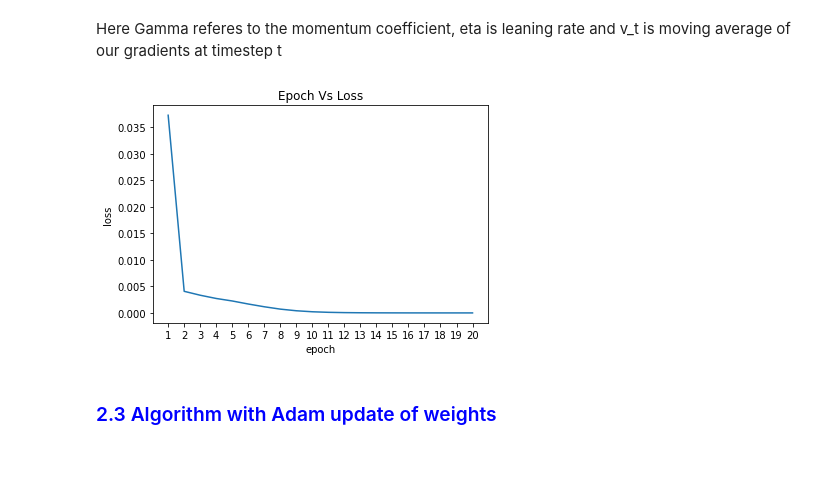
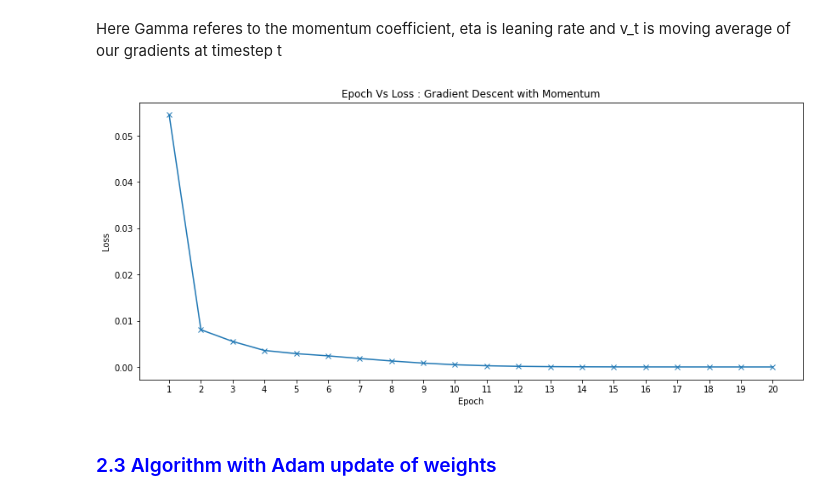
Before and after one commit to jishnukoliyadan/AAIC_Course_Works, a Jupyter notebook: 19_Backpropagation_GradientChecking/19_Backpropagation_GradientChecking.ipynb, the cells around one changed output. Cells and saved outputs as stored; diff of their text form; code cells hidden in the pictures; blank space fills up the shorter version.

```diff
--- a/19_Backpropagation_GradientChecking/19_Backpropagation_GradientChecking.ipynb
+++ b/19_Backpropagation_GradientChecking/19_Backpropagation_GradientChecking.ipynb
@@ -430,56 +435,46 @@ x += v # integrate position
 learning_rate & mu from here : https://cs231n.github.io/neural-networks-3/
 '''
 
 weight = np.random.normal(scale = 0.01, size = 9)
 
 learning_rate = 0.1
 
 mu = 0.9
 
 mean_momentum_loss = []
 
-v_1 = v_2 = v_3 = v_4 = v_5 = v_6 = v_7 = v_8 = v_9 = 0
+v_s = np.zeros(9)
 
 epochs = range(1, 21)
 
 for epoch in epochs:
 
     momentum_loss = []
     for i in range(len(X)):
 
         forward_dict_ = forward_propagation(X[i], y[i], weight)
         backward_dict_ = backward_propagation(X[i], y[i], weight, forward_dict_)
 
-        v_1 = (mu * v_1) + (learning_rate * backward_dict_['dw1'])
-        v_2 = (mu * v_2) + (learning_rate * backward_dict_['dw2'])
-        v_3 = (mu * v_3) + (learning_rate * backward_dict_['dw3'])
-        v_4 = (mu * v_4) + (learning_rate * backward_dict_['dw4'])
-        v_5 = (mu * v_5) + (learning_rate * backward_dict_['dw5'])
-        v_6 = (mu * v_6) + (learning_rate * backward_dict_['dw6'])
-        v_7 = (mu * v_7) + (learning_rate * backward_dict_['dw7'])
-        v_8 = (mu * v_8) + (learning_rate * backward_dict_['dw8'])
-        v_9 = (mu * v_9) + (learning_rate * backward_dict_['dw9'])
+        for j in range(9):
 
-        weight[0] = weight[0] - v_1
-        weight[1] = weight[1] - v_2
-        weight[2] = weight[2] - v_3
-        weight[3] = weight[3] - v_4
-        weight[4] = weight[4] - v_5
-        weight[5] = weight[5] - v_6
-        weight[6] = weight[6] - v_7
-        weight[7] = weight[7] - v_8
-        weight[8] = weight[8] - v_9
+            dws = f'dw{j+1}'
+
+            v_s[j] = (mu * v_s[j]) + (learning_rate * backward_dict_[dws])
+            weight[j] = weight[j] - v_s[j]
 
         momentum_loss.append(forward_dict_['loss'])
     mean_momentum_loss.append(mean(momentum_loss))
 
-plt.plot(epochs, mean_momentum_loss)
-plt.xlabel("epoch")
-plt.ylabel("loss")
+# Visualizing the Epoch-Loss curve
+
+plt.figure(figsize = (14, 6))
+plt.plot(epochs, mean_momentum_loss, marker = 'x')
+plt.xlabel('Epoch')
+plt.ylabel('Loss')
 plt.xticks(range(1,21))
-plt.title("Epoch Vs Loss")
+plt.title('Epoch Vs Loss : Gradient Descent with Momentum')
 plt.show()
 # %% [output]
-[figure, old version]
+[figure, new version]
 # %% [markdown]
 ### <font color='blue'>2.3 Algorithm with Adam update of weights</font>
```
Also changed, not shown: parts of 13 cells of this notebook, 1 other file.
